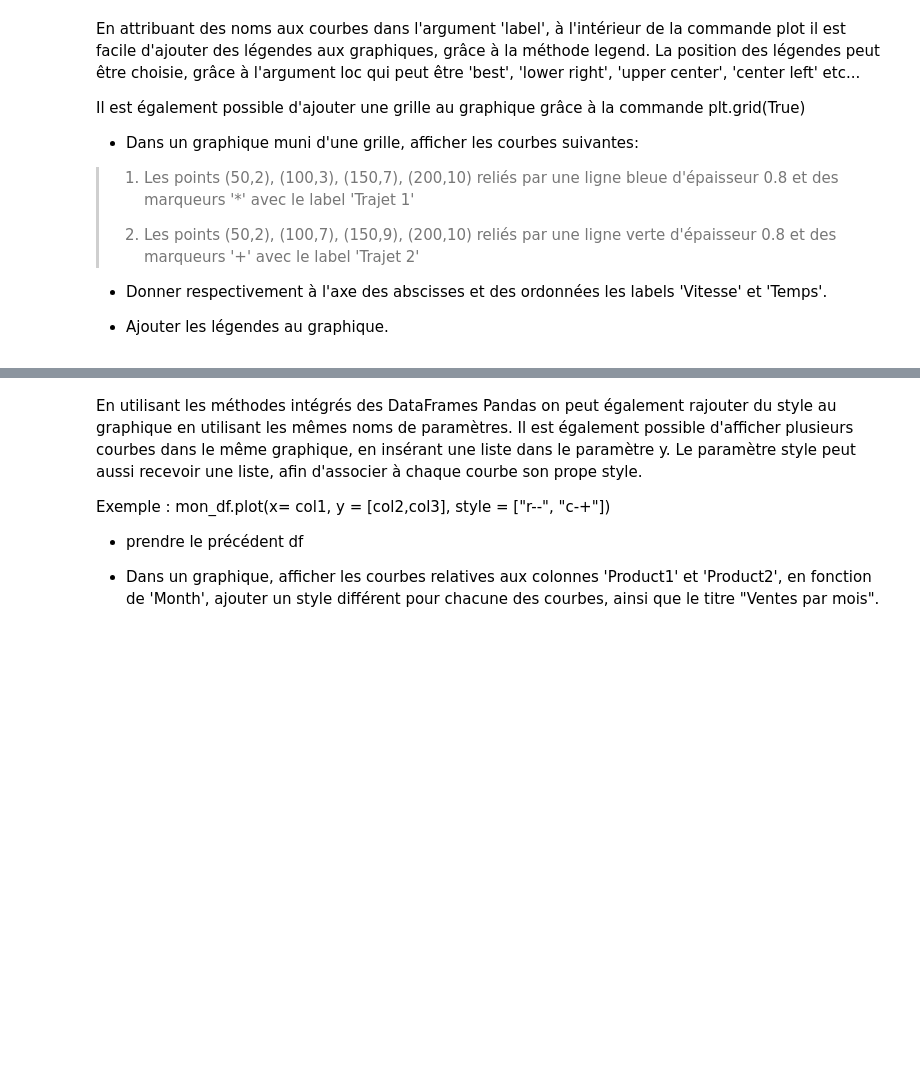
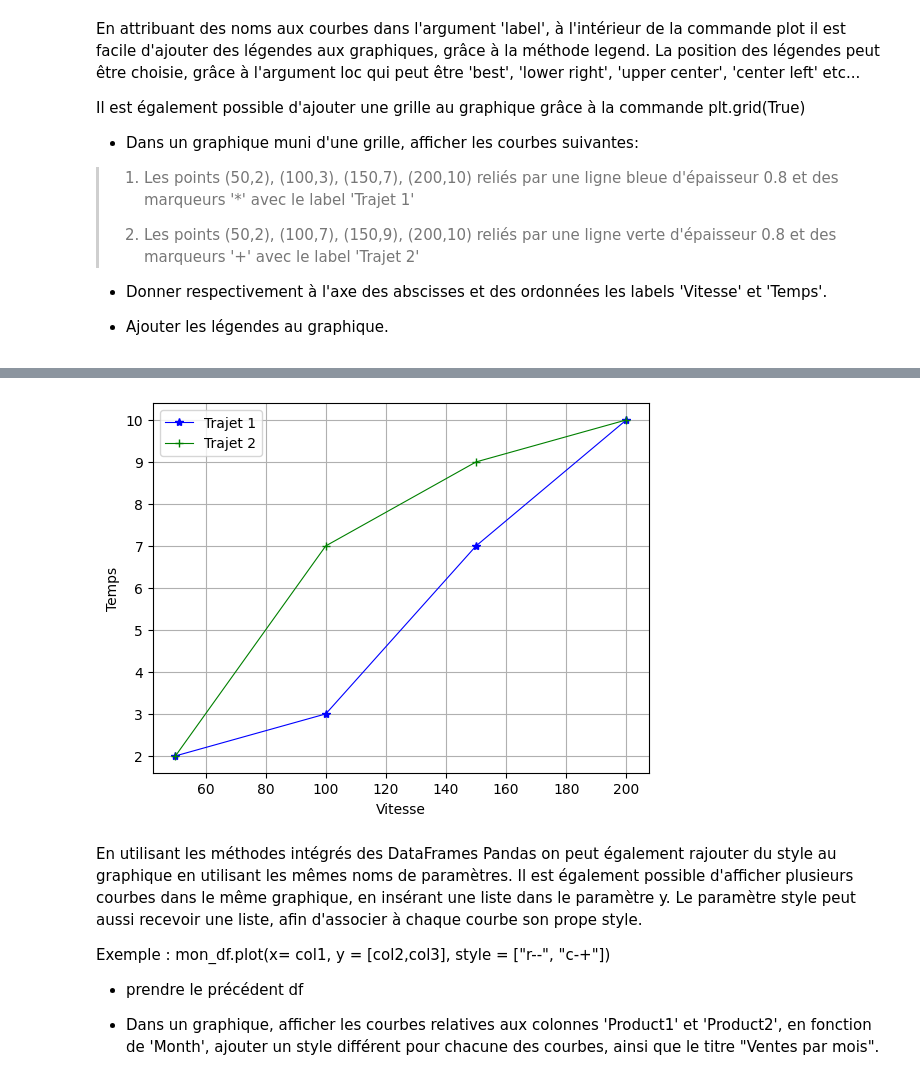
Before and after one commit to 0Jay03/Apprentissage-Python, a Jupyter notebook: Essai2/La Data Viz.ipynb, the cells around one changed output, grey strips where cells are left out. Saved outputs shown, nothing was run; the diff lists cells and outputs as text; code cells hidden in the pictures; blank space fills up the shorter version.

```diff
--- a/Essai2/La Data Viz.ipynb
+++ b/Essai2/La Data Viz.ipynb
@@ -349,3 +356,19 @@ plt.legend();
+# %%
+plt.grid(True)
+x1 = [50,100,150,200]
+y1 = [2,3,7,10]
+y2 = [2,7,9,10]
+plt.plot(
+    x1,y1,'b-', linewidth=0.8, marker = '*' ,label="Trajet 1"
+)
+plt.plot(
+    x1,y2,'g-', linewidth=0.8, marker = '+', label="Trajet 2"
+)
+plt.xlabel('Vitesse')
+plt.ylabel('Temps')
+plt.legend();
+# %% [output]
+[figure, added]
 # %% [markdown]
 En utilisant les méthodes intégrés des DataFrames Pandas on peut également rajouter du style au graphique en utilisant les mêmes noms de paramètres. Il est également possible d'afficher plusieurs courbes dans le même graphique, en insérant une liste dans le paramètre y.
 Le paramètre style peut aussi recevoir une liste, afin d'associer à chaque courbe son prope style.
```
Also changed, not shown: parts of 11 cells of this notebook.
